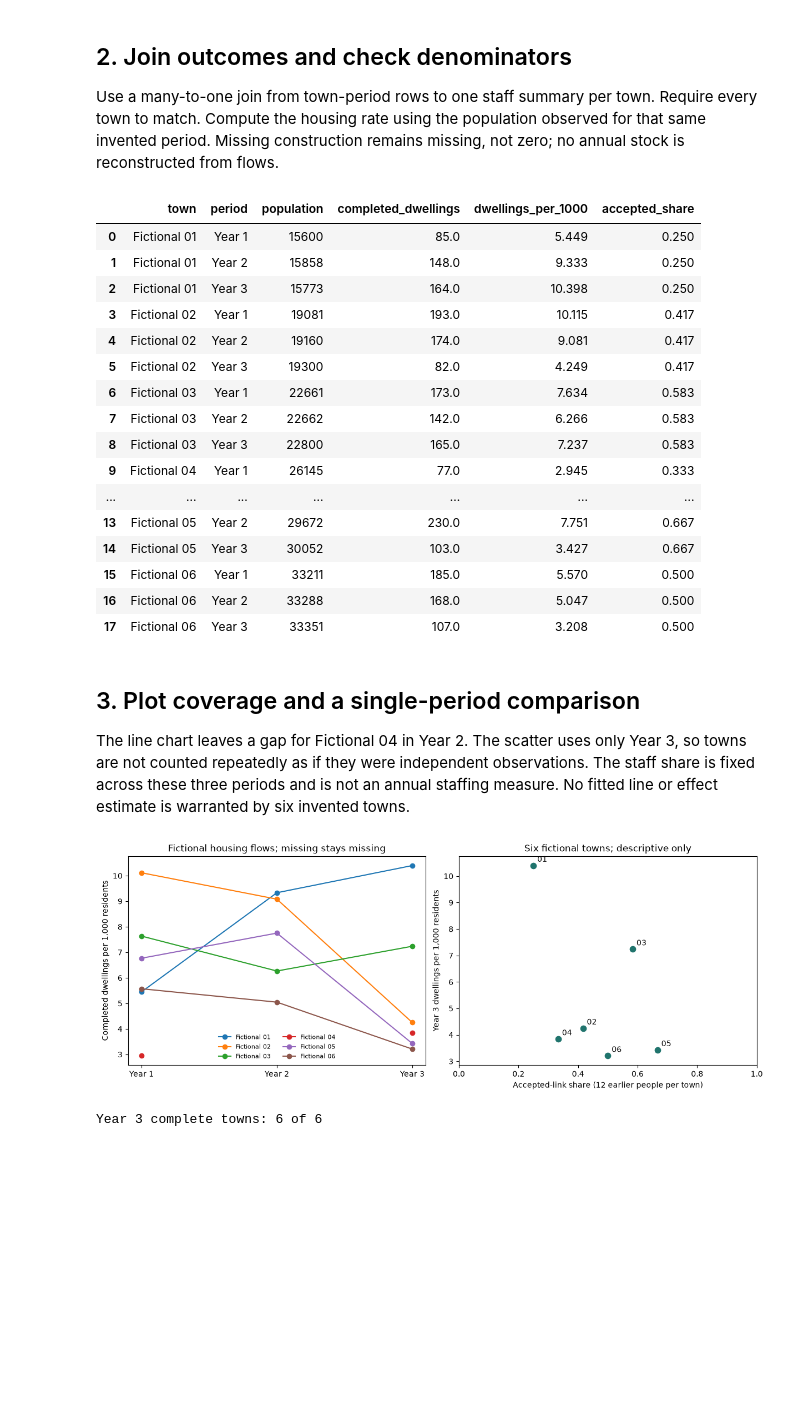
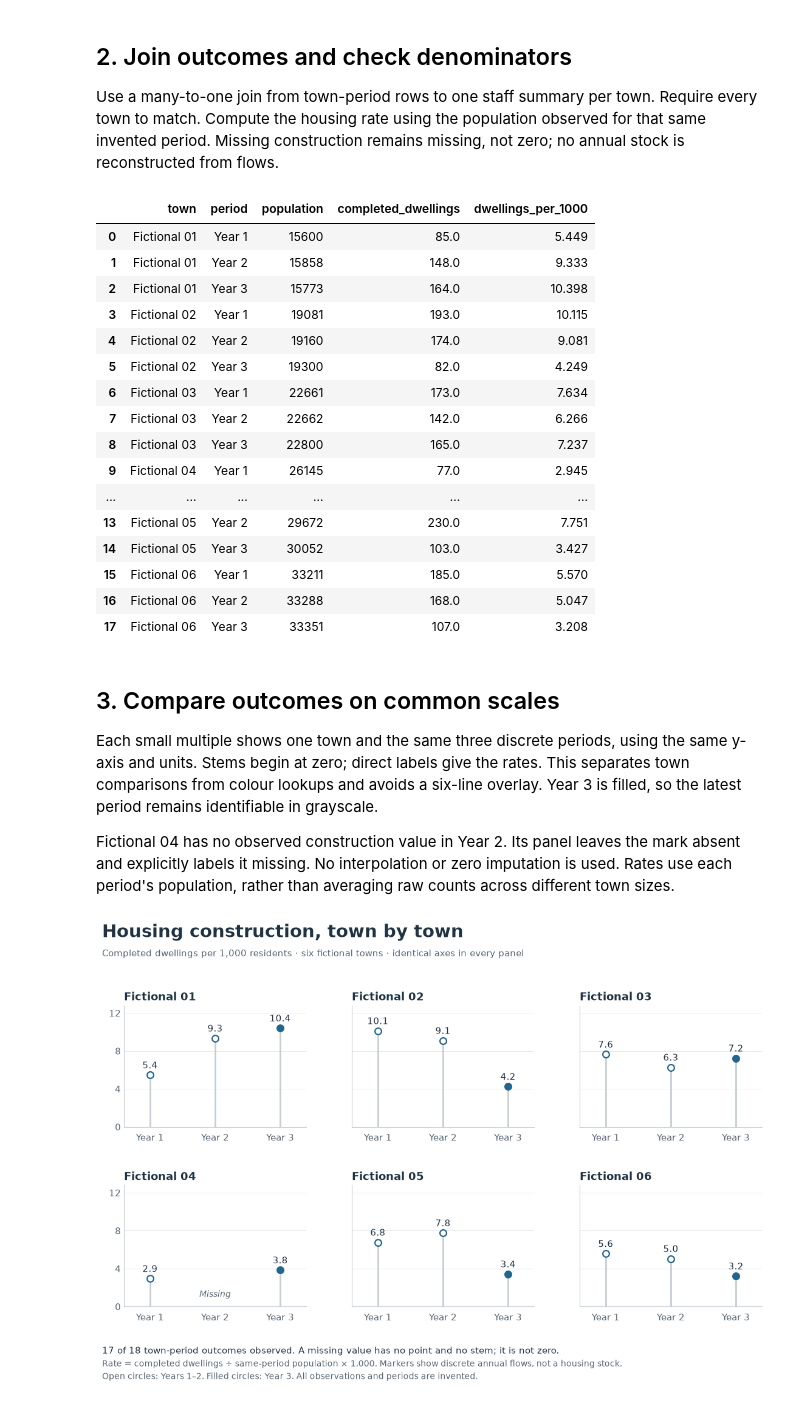
Before and after one commit to ikarurs/synthetic-record-linkage, a Jupyter notebook: outcomes.ipynb, the cells around one changed output. Saved outputs shown, nothing was run; the diff lists cells and outputs as text; code cells hidden in the pictures; blank space fills up the shorter version.

```diff
--- a/outcomes.ipynb
+++ b/outcomes.ipynb
@@ -64,49 +58,42 @@ plt.show()
 
 Use a many-to-one join from town-period rows to one staff summary per town. Require every town to match. Compute the housing rate using the population observed for that same invented period. Missing construction remains missing, not zero; no annual stock is reconstructed from flows.
 # %%
-panel=housing.merge(summary.reset_index(),on='town',how='left',validate='many_to_one',indicator=True)
+panel = housing.merge(summary.reset_index(), on='town', how='left',
+                      validate='many_to_one', indicator=True)
 assert panel['_merge'].eq('both').all()
-panel=panel.drop(columns='_merge')
-panel['dwellings_per_1000']=1000*panel['completed_dwellings']/panel['population']
-assert panel['dwellings_per_1000'].isna().sum()==1
-panel.to_csv(ROOT/'outputs/fictional_panel.csv',index=False,lineterminator='\n')
-display(panel[['town','period','population','completed_dwellings','dwellings_per_1000','accepted_share']].round(3))
+panel = panel.drop(columns='_merge')
+panel['dwellings_per_1000'] = 1000*panel['completed_dwellings']/panel['population']
+assert panel['dwellings_per_1000'].isna().sum() == 1
+panel.to_csv(ROOT/'outputs/fictional_panel.csv', index=False, lineterminator='\n')
+display(panel[['town', 'period', 'population', 'completed_dwellings', 'dwellings_per_1000']].round(3))
 # %% [output]
-|  | town | period | population | completed_dwellings | dwellings_per_1000 | accepted_share |
-| 0 | Fictional 01 | Year 1 | 15600 | 85.0 | 5.449 | 0.250 |
-| 1 | Fictional 01 | Year 2 | 15858 | 148.0 | 9.333 | 0.250 |
-| 2 | Fictional 01 | Year 3 | 15773 | 164.0 | 10.398 | 0.250 |
-| 3 | Fictional 02 | Year 1 | 19081 | 193.0 | 10.115 | 0.417 |
-| 4 | Fictional 02 | Year 2 | 19160 | 174.0 | 9.081 | 0.417 |
-| 5 | Fictional 02 | Year 3 | 19300 | 82.0 | 4.249 | 0.417 |
-| 6 | Fictional 03 | Year 1 | 22661 | 173.0 | 7.634 | 0.583 |
-| 7 | Fictional 03 | Year 2 | 22662 | 142.0 | 6.266 | 0.583 |
-| 8 | Fictional 03 | Year 3 | 22800 | 165.0 | 7.237 | 0.583 |
-| 9 | Fictional 04 | Year 1 | 26145 | 77.0 | 2.945 | 0.333 |
-| ... | ... | ... | ... | ... | ... | ... |
-| 13 | Fictional 05 | Year 2 | 29672 | 230.0 | 7.751 | 0.667 |
-| 14 | Fictional 05 | Year 3 | 30052 | 103.0 | 3.427 | 0.667 |
-| 15 | Fictional 06 | Year 1 | 33211 | 185.0 | 5.570 | 0.500 |
-| 16 | Fictional 06 | Year 2 | 33288 | 168.0 | 5.047 | 0.500 |
-| 17 | Fictional 06 | Year 3 | 33351 | 107.0 | 3.208 | 0.500 |
+|  | town | period | population | completed_dwellings | dwellings_per_1000 |
+| 0 | Fictional 01 | Year 1 | 15600 | 85.0 | 5.449 |
+| 1 | Fictional 01 | Year 2 | 15858 | 148.0 | 9.333 |
+| 2 | Fictional 01 | Year 3 | 15773 | 164.0 | 10.398 |
+| 3 | Fictional 02 | Year 1 | 19081 | 193.0 | 10.115 |
+| 4 | Fictional 02 | Year 2 | 19160 | 174.0 | 9.081 |
+| 5 | Fictional 02 | Year 3 | 19300 | 82.0 | 4.249 |
+| 6 | Fictional 03 | Year 1 | 22661 | 173.0 | 7.634 |
+| 7 | Fictional 03 | Year 2 | 22662 | 142.0 | 6.266 |
+| 8 | Fictional 03 | Year 3 | 22800 | 165.0 | 7.237 |
+| 9 | Fictional 04 | Year 1 | 26145 | 77.0 | 2.945 |
+| ... | ... | ... | ... | ... | ... |
+| 13 | Fictional 05 | Year 2 | 29672 | 230.0 | 7.751 |
+| 14 | Fictional 05 | Year 3 | 30052 | 103.0 | 3.427 |
+| 15 | Fictional 06 | Year 1 | 33211 | 185.0 | 5.570 |
+| 16 | Fictional 06 | Year 2 | 33288 | 168.0 | 5.047 |
+| 17 | Fictional 06 | Year 3 | 33351 | 107.0 | 3.208 |
 # %% [markdown]
-## 3. Plot coverage and a single-period comparison
+## 3. Compare outcomes on common scales
 
-The line chart leaves a gap for Fictional 04 in Year 2. The scatter uses only Year 3, so towns are not counted repeatedly as if they were independent observations. The staff share is fixed across these three periods and is not an annual staffing measure. No fitted line or effect estimate is warranted by six invented towns.
+Each small multiple shows one town and the same three discrete periods, using the same y-axis and units. Stems begin at zero; direct labels give the rates. This separates town comparisons from colour lookups and avoids a six-line overlay. Year 3 is filled, so the latest period remains identifiable in grayscale.
+
+Fictional 04 has no observed construction value in Year 2. Its panel leaves the mark absent and explicitly labels it missing. No interpolation or zero imputation is used. Rates use each period's population, rather than averaging raw counts across different town sizes.
 # %%
-fig,axes=plt.subplots(1,2,figsize=(12,4.5),layout='constrained')
-for town,g in panel.groupby('town'):
-    axes[0].plot([1,2,3],g.sort_values('period')['dwellings_per_1000'],marker='o',label=town)
-axes[0].set(xticks=[1,2,3],xticklabels=['Year 1','Year 2','Year 3'],ylabel='Completed dwellings per 1,000 residents',title='Fictional housing flows; missing stays missing')
-axes[0].legend(fontsize=8,frameon=False,ncol=2)
-cross=panel.loc[panel['period'].eq('Year 3')].dropna(subset=['dwellings_per_1000','accepted_share'])
-axes[1].scatter(cross['accepted_share'],cross['dwellings_per_1000'],color='#20746d',s=55)
-for row in cross.itertuples():
-    axes[1].annotate(row.town[-2:],(row.accepted_share,row.dwellings_per_1000),xytext=(5,5),textcoords='offset points')
-axes[1].set(xlabel='Accepted-link share (12 earlier people per town)',ylabel='Year 3 dwellings per 1,000 residents',title='Six fictional towns; descriptive only',xlim=(0,1))
-plt.savefig(ROOT/'outputs/fictional_outcomes.png',dpi=150)
-plt.show()
-print('Year 3 complete towns:',len(cross),'of',panel['town'].nunique())
+fig = housing_panels(panel)
+export(fig, 'fictional_outcomes')
+display(fig)
+plt.close(fig)
 # %% [output]
-[figure, old version]
+[figure, new version]
-Year 3 complete towns: 6 of 6
```
Also changed, not shown: parts of 7 cells of this notebook, 8 other files.
